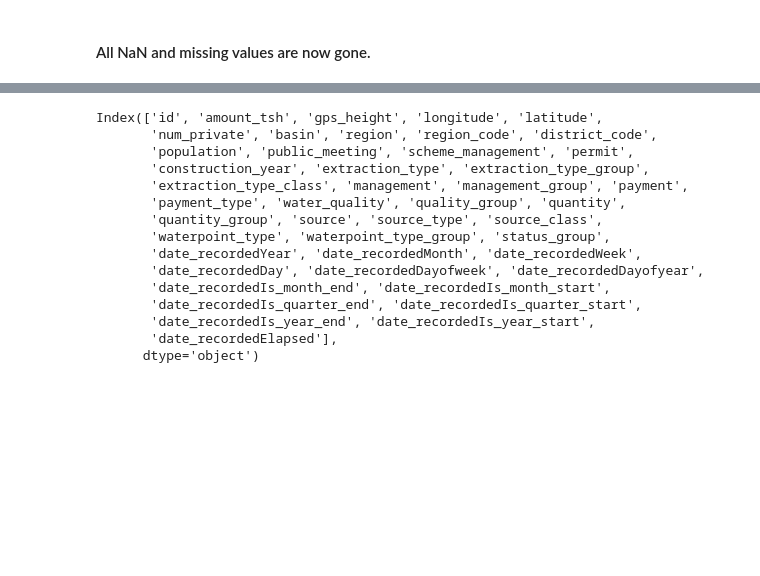
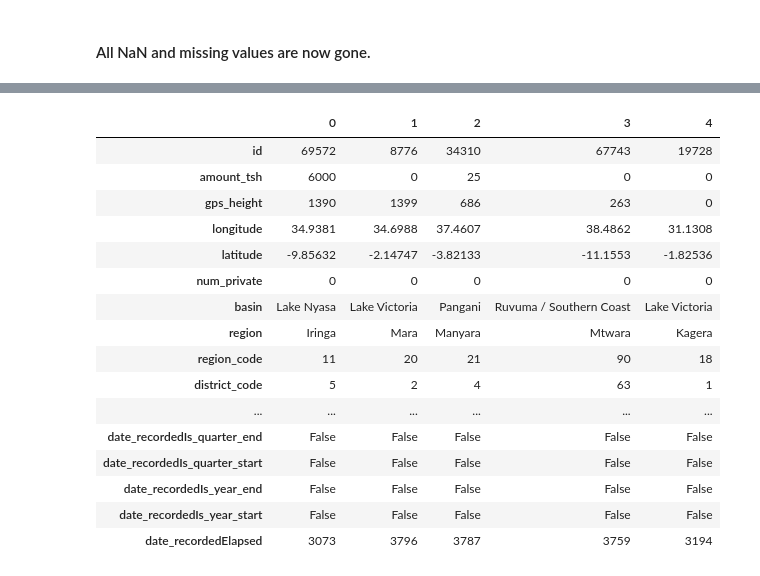
Before and after one commit to Andrew-Carl/Pump-it-Up-Data-Mining-the-Tanzania-Water-Table, a Jupyter notebook: Cleaning Training Data 2.ipynb, the cells around one changed output, grey strips where cells are left out. Saved outputs shown, nothing was run; the diff lists cells and outputs as text; code cells hidden in the pictures; blank space fills up the shorter version.

Commit message:
Finished cleaning data

```diff
--- a/Cleaning Training Data 2.ipynb
+++ b/Cleaning Training Data 2.ipynb
@@ -277,18 +266,22 @@ clean_df = pd.merge(df, df_target)
-# %%
-clean_df.columns
-# %% [output]
-Index(['id', 'amount_tsh', 'gps_height', 'longitude', 'latitude',
-       'num_private', 'basin', 'region', 'region_code', 'district_code',
-       'population', 'public_meeting', 'scheme_management', 'permit',
-       'construction_year', 'extraction_type', 'extraction_type_group',
-       'extraction_type_class', 'management', 'management_group', 'payment',
-       'payment_type', 'water_quality', 'quality_group', 'quantity',
-       'quantity_group', 'source', 'source_type', 'source_class',
-       'waterpoint_type', 'waterpoint_type_group', 'status_group',
-       'date_recordedYear', 'date_recordedMonth', 'date_recordedWeek',
-       'date_recordedDay', 'date_recordedDayofweek', 'date_recordedDayofyear',
-       'date_recordedIs_month_end', 'date_recordedIs_month_start',
-       'date_recordedIs_quarter_end', 'date_recordedIs_quarter_start',
-       'date_recordedIs_year_end', 'date_recordedIs_year_start',
-       'date_recordedElapsed'],
-      dtype='object')
+# %%
+# Displays columns on the side instead of the top.
+
+display_all(df.head().transpose())
+# %% [output]
+|  | 0 | 1 | 2 | 3 | 4 |
+| id | 69572 | 8776 | 34310 | 67743 | 19728 |
+| amount_tsh | 6000 | 0 | 25 | 0 | 0 |
+| gps_height | 1390 | 1399 | 686 | 263 | 0 |
+| longitude | 34.9381 | 34.6988 | 37.4607 | 38.4862 | 31.1308 |
+| latitude | -9.85632 | -2.14747 | -3.82133 | -11.1553 | -1.82536 |
+| num_private | 0 | 0 | 0 | 0 | 0 |
+| basin | Lake Nyasa | Lake Victoria | Pangani | Ruvuma / Southern Coast | Lake Victoria |
+| region | Iringa | Mara | Manyara | Mtwara | Kagera |
+| region_code | 11 | 20 | 21 | 90 | 18 |
+| district_code | 5 | 2 | 4 | 63 | 1 |
+| ... | ... | ... | ... | ... | ... |
+| date_recordedIs_quarter_end | False | False | False | False | False |
+| date_recordedIs_quarter_start | False | False | False | False | False |
+| date_recordedIs_year_end | False | False | False | False | False |
+| date_recordedIs_year_start | False | False | False | False | False |
+| date_recordedElapsed | 3073 | 3796 | 3787 | 3759 | 3194 |
```
Also changed, not shown: parts of 13 cells of this notebook, 1 other file.
